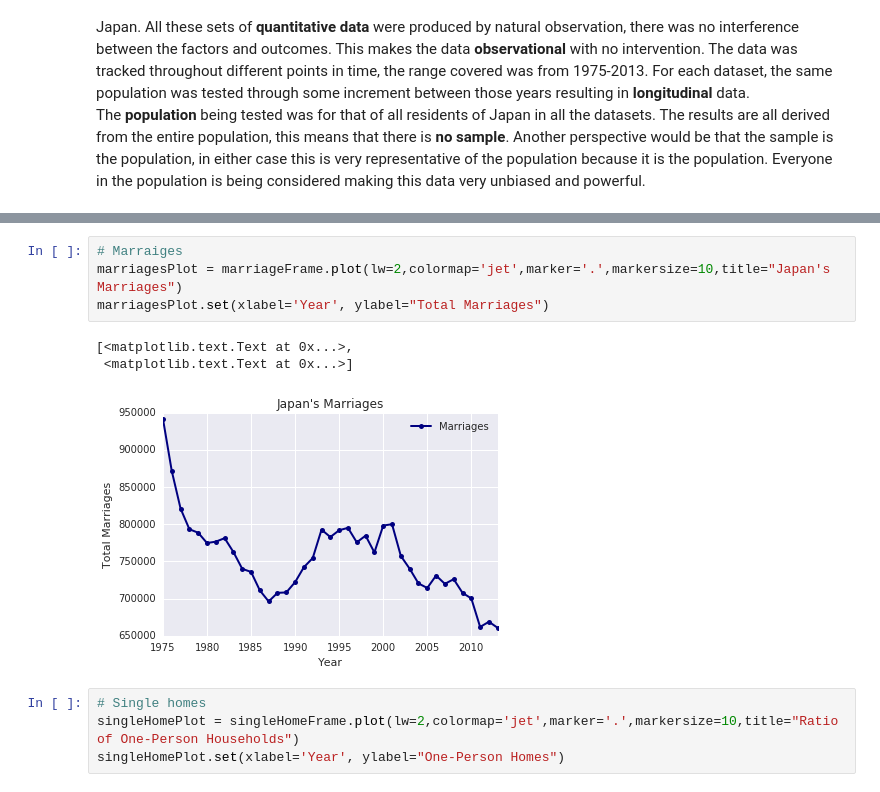
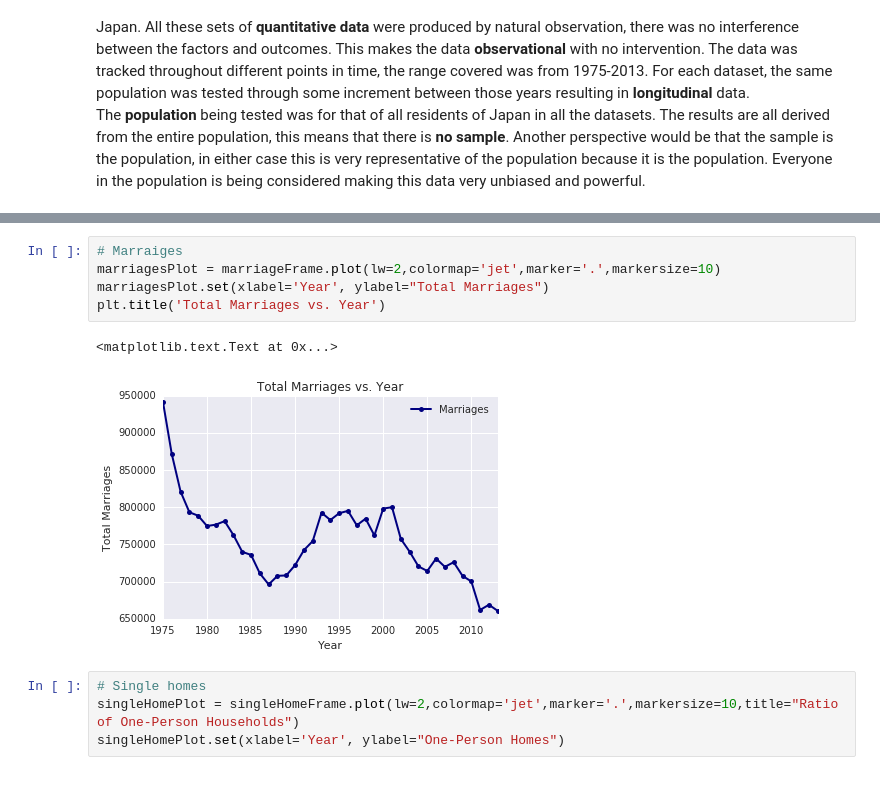
Before and after one commit to AldoSevada/Japan-Population-Analysis, a Jupyter notebook: project.ipynb, the cells around one changed output, grey strips where cells are left out. Cells and saved outputs as stored; diff of their text form.

```diff
--- a/project.ipynb
+++ b/project.ipynb
@@ -263,11 +268,11 @@ singleHomeFrame['One-Person Homes'].plot(legend=True)
 # %%
 # Marraiges
-marriagesPlot = marriageFrame.plot(lw=2,colormap='jet',marker='.',markersize=10,title="Japan's Marriages")
+marriagesPlot = marriageFrame.plot(lw=2,colormap='jet',marker='.',markersize=10)
 marriagesPlot.set(xlabel='Year', ylabel="Total Marriages")
+plt.title('Total Marriages vs. Year')
 # %% [output]
-[<matplotlib.text.Text at 0x...>,
- <matplotlib.text.Text at 0x...>]
+<matplotlib.text.Text at 0x...>
-[figure, old version]
+[figure, new version]
 # %%
 # Single homes
 singleHomePlot = singleHomeFrame.plot(lw=2,colormap='jet',marker='.',markersize=10,title="Ratio of One-Person Households")
```
Also changed, not shown: parts of 5 cells of this notebook.
